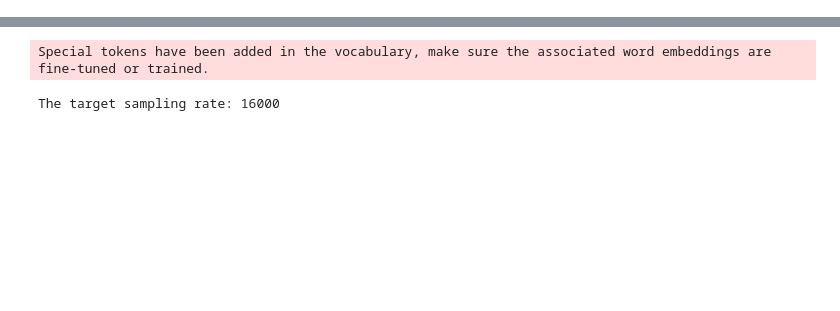
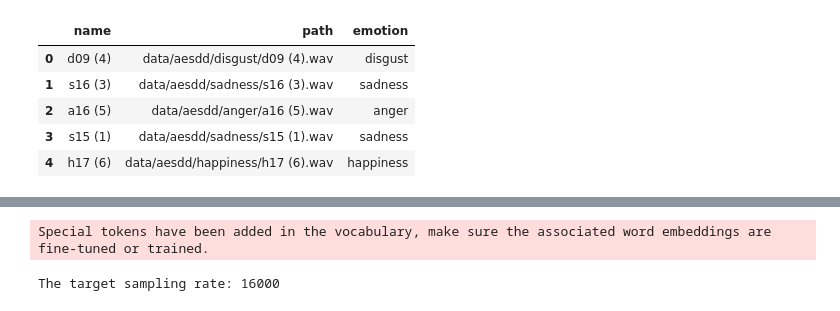
Before and after one commit to khizon/EE286_final_project, a Jupyter notebook: Untitled.ipynb, the cells around one changed output, grey strips where cells are left out. Cells and saved outputs as stored; diff of their text form; code cells hidden in the pictures; blank space fills up the shorter version.

```diff
--- a/Untitled.ipynb
+++ b/Untitled.ipynb
@@ -23,0 +45,10 @@ train.head()
+# %%
+test = pd.read_csv('data/test.csv', delimiter = '\t')
+test.head()
+# %% [output]
+|  | name | path | emotion |
+| 0 | d09 (4) | data/aesdd/disgust/d09 (4).wav | disgust |
+| 1 | s16 (3) | data/aesdd/sadness/s16 (3).wav | sadness |
+| 2 | a16 (5) | data/aesdd/anger/a16 (5).wav | anger |
+| 3 | s15 (1) | data/aesdd/sadness/s15 (1).wav | sadness |
+| 4 | h17 (6) | data/aesdd/happiness/h17 (6).wav | happiness |
```
Also changed, not shown: parts of 33 cells of this notebook, 1 other file.
